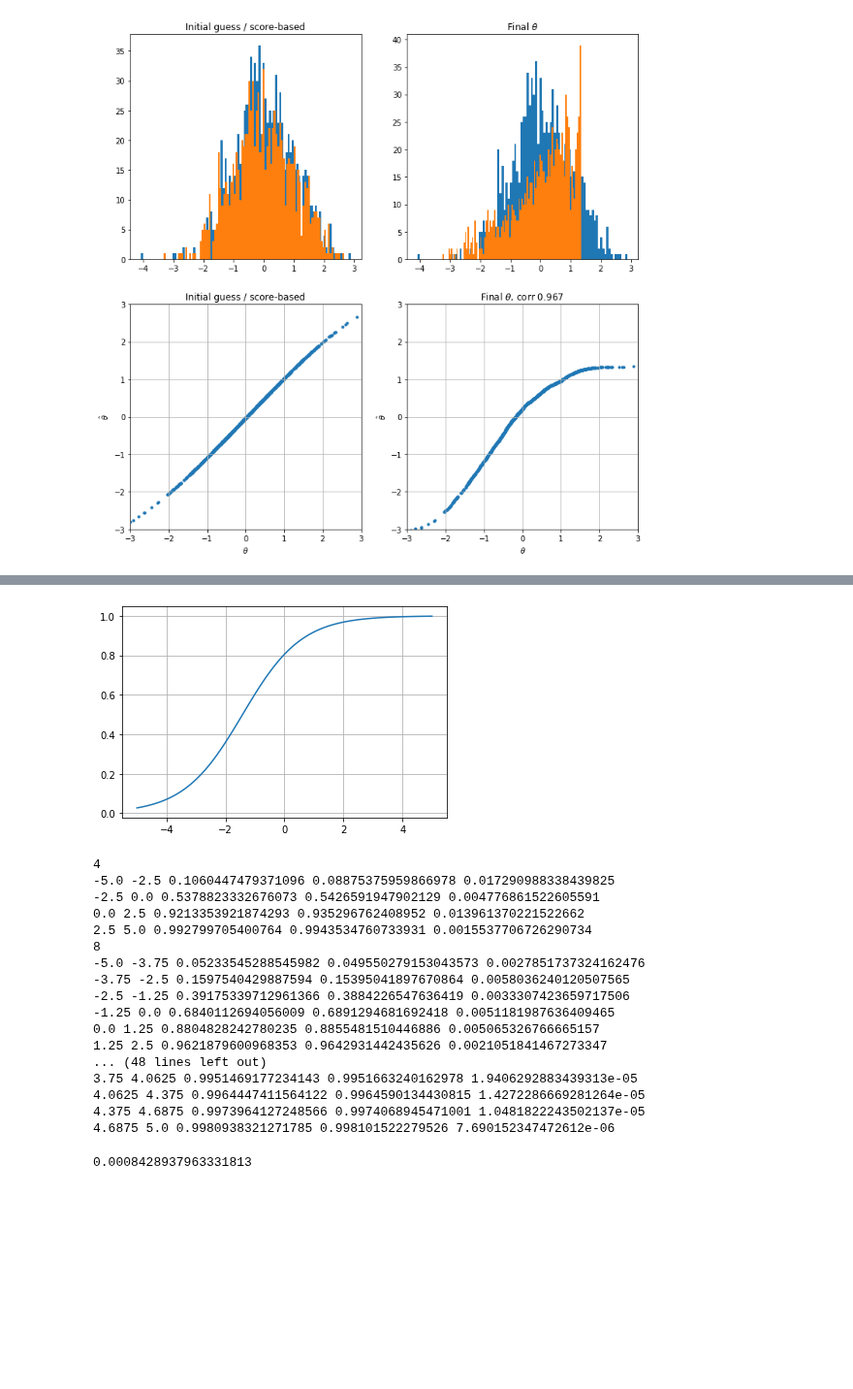
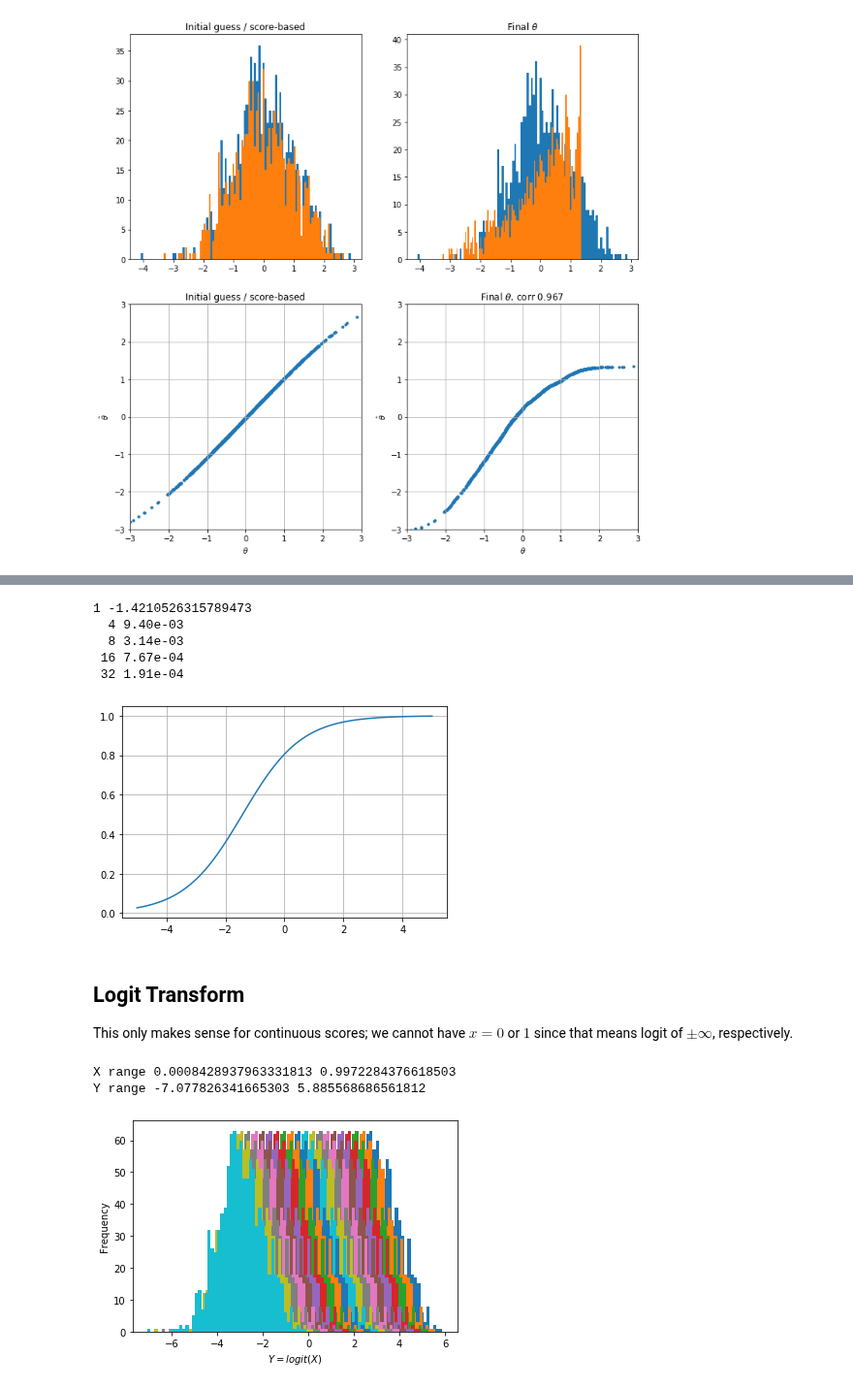
Before and after one commit to ETS-Next-Gen/irt-mcmc, a Jupyter notebook: notebooks/irt_solver_1d_l2_loss.ipynb, the cells around one changed output, grey strips where cells are left out. Shown at 97% size. Cells and saved outputs as stored; diff of their text form; code cells hidden in the pictures; blank space fills up the shorter version.

```diff
--- a/notebooks/irt_solver_1d_l2_loss.ipynb
+++ b/notebooks/irt_solver_1d_l2_loss.ipynb
@@ -225,7 +225,6 @@ for k, (resolution, value) in enumerate(recorder.irf.items()):
         for i in range(resolution)]
     x = np.array([X[:, cluster].mean(1) for cluster in level]).transpose()
 
-    e = nirt.error.error_norm_by_item(cluster_model_irf, numerical_irf)
     numerical_irf = solver._update_irf(coarsest_resolution, theta_init, x=x)
     l2_loss = nirt.likelihood.Likelihood(x, c, numerical_irf).l2_loss(t)
     logger.info("Initial guess loss {:.5f}".format(l2_loss))
@@ -465,7 +464,6 @@ for k, (resolution, value) in enumerate(recorder.irf.items()):
         for i in range(resolution)]
     x = np.array([X[:, cluster].mean(1) for cluster in level]).transpose()
 
-    e = nirt.error.error_norm_by_item(cluster_model_irf, numerical_irf)
     numerical_irf = solver._update_irf(coarsest_resolution * (2 ** k), theta_init, x=x)
     l2_loss = nirt.likelihood.Likelihood(x, c, numerical_irf).l2_loss(t)
     logger.info("Initial guess loss {:.7f}".format(l2_loss))
@@ -574,39 +568,24 @@ A, B
-# %%
-t = np.linspace(-5, 5, 100)
-plt.plot(t, model_irf[5](t))
-plt.grid(True);
-# %% [output]
-[figure, removed]
 # %%
+A, B = discrimination, b[5]
+print(A, B)
+
+t = np.linspace(-5, 5, 100)
+plt.plot(t, model_irf[5](t))
+plt.grid(True);
+
 # Print some (t1,t2) intervals, the exact 2PL model's central value, bin average (exact integral),
 # and differrence. As resolution n increases, this is an O(n^(-2)) difference.
 for n in 2 ** np.arange(2, 6):
-    print(n)
     bins = np.linspace(-5, 5, n + 1)
-    for i in range(n):
-        t1, t2 = bins[i], bins[i + 1]
-        bin_mean = 1 + np.log((np.exp(-A*(t2-B)) + 1) / (np.exp(-A*(t1-B)) + 1)) / (A * (t2 - t1))
-        bin_center_value = 1 / (1 + np.exp(-A*(0.5*(t1+t2)-B)))
-        print(t1, t2, bin_mean, bin_center_value, np.abs(bin_center_value - bin_mean))
+    mean_error = np.mean([
+        np.abs(1 + np.log((np.exp(-A*(t2-B)) + 1) / (np.exp(-A*(t1-B)) + 1)) / (A * (t2 - t1)) -
+               1 / (1 + np.exp(-A*(0.5*(t1+t2)-B))))
+        for t1, t2 in zip(bins[:-1], bins[1:])])
+    print("{:3d} {:.2e}".format(n, mean_error))
 # %% [output]
-4
--5.0 -2.5 0.1060447479371096 0.08875375959866978 0.017290988338439825
--2.5 0.0 0.5378823332676073 0.5426591947902129 0.004776861522605591
-0.0 2.5 0.9213353921874293 0.935296762408952 0.013961370221522662
-2.5 5.0 0.992799705400764 0.9943534760733931 0.0015537706726290734
-8
--5.0 -3.75 0.05233545288545982 0.049550279153043573 0.0027851737324162476
--3.75 -2.5 0.1597540429887594 0.15395041897670864 0.0058036240120507565
--2.5 -1.25 0.39175339712961366 0.3884226547636419 0.0033307423659717506
--1.25 0.0 0.6840112694056009 0.6891294681692418 0.0051181987636409465
-0.0 1.25 0.8804828242780235 0.8855481510446886 0.005065326766665157
-1.25 2.5 0.9621879600968353 0.9642931442435626 0.0021051841467273347
-... (48 lines left out)
-3.75 4.0625 0.9951469177234143 0.9951663240162978 1.9406292883439313e-05
-4.0625 4.375 0.9964447411564122 0.9964590134430815 1.4272286669281264e-05
-4.375 4.6875 0.9973964127248566 0.9974068945471001 1.0481822243502137e-05
-4.6875 5.0 0.9980938321271785 0.998101522279526 7.690152347472612e-06
+1 -1.4210526315789473
+  4 9.40e-03
+  8 3.14e-03
+ 16 7.67e-04
+ 32 1.91e-04
+[figure, added]
-# %%
-np.min(X)
-# %% [output]
-0.0008428937963331813
@@ -614,0 +592,16 @@ Y = X / (1 - X)
+# %% [markdown]
+## Logit Transform
+This only makes sense for continuous scores; we cannot have $x = 0$ or $1$ since that means logit of $\pm \infty$, respectively.
+# %%
+Y = np.log(X / (1 - X))
+print("X range", np.min(X), np.max(X))
+print("Y range", np.min(Y), np.max(Y))
+
+for i in range(I):
+    plt.hist(Y[:, i], 50);
+plt.xlabel("$Y = logit(X)$");
+plt.ylabel("Frequency");
+# %% [output]
+X range 0.0008428937963331813 0.9972284376618503
+Y range -7.077826341665303 5.885568686561812
+[figure, added]
```
Also changed, not shown: parts of 16 cells of this notebook, 13 other files.
